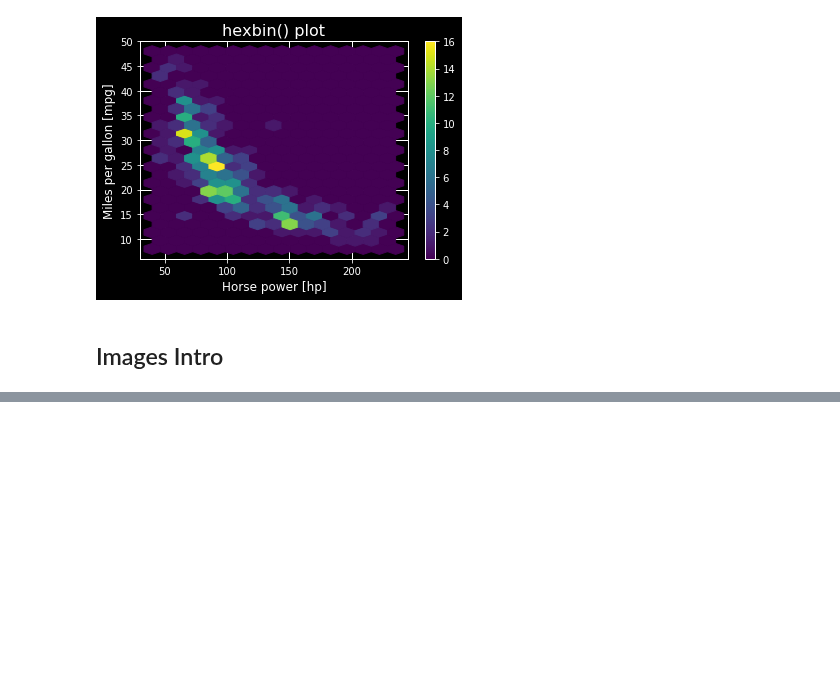
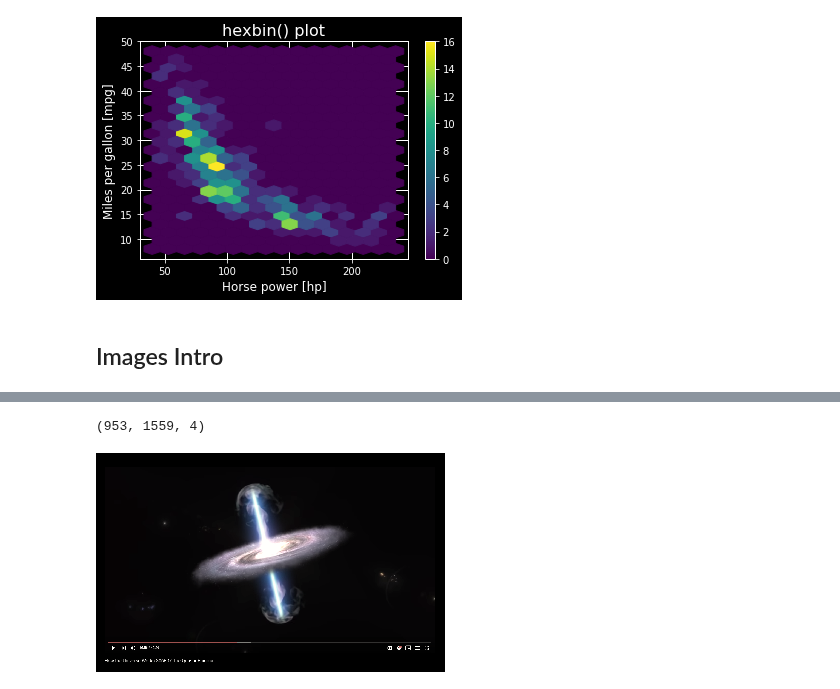
Before and after one commit to afminmax/DC-Data-Scientist-Lessons, a Jupyter notebook: 14-Intro-to-Python-Visualizations/python-viz-1.ipynb, the cells around one changed output, grey strips where cells are left out. Cells and saved outputs as stored; diff of their text form; code cells hidden in the pictures; blank space fills up the shorter version.

```diff
--- a/14-Intro-to-Python-Visualizations/python-viz-1.ipynb
+++ b/14-Intro-to-Python-Visualizations/python-viz-1.ipynb
@@ -447,0 +455,16 @@ plt.show()
+# %%
+# Load the image into an array: img
+img = plt.imread('quasar.png')
+
+# Print the shape of the image
+print(img.shape)
+# %% [output]
+(953, 1559, 4)
+# %%
+# Display the image
+plt.imshow(img)
+# Hide the axes
+plt.axis('off')
+plt.show()
+# %% [output]
+[figure, added]
```
Also changed, not shown: parts of 7 cells of this notebook.
